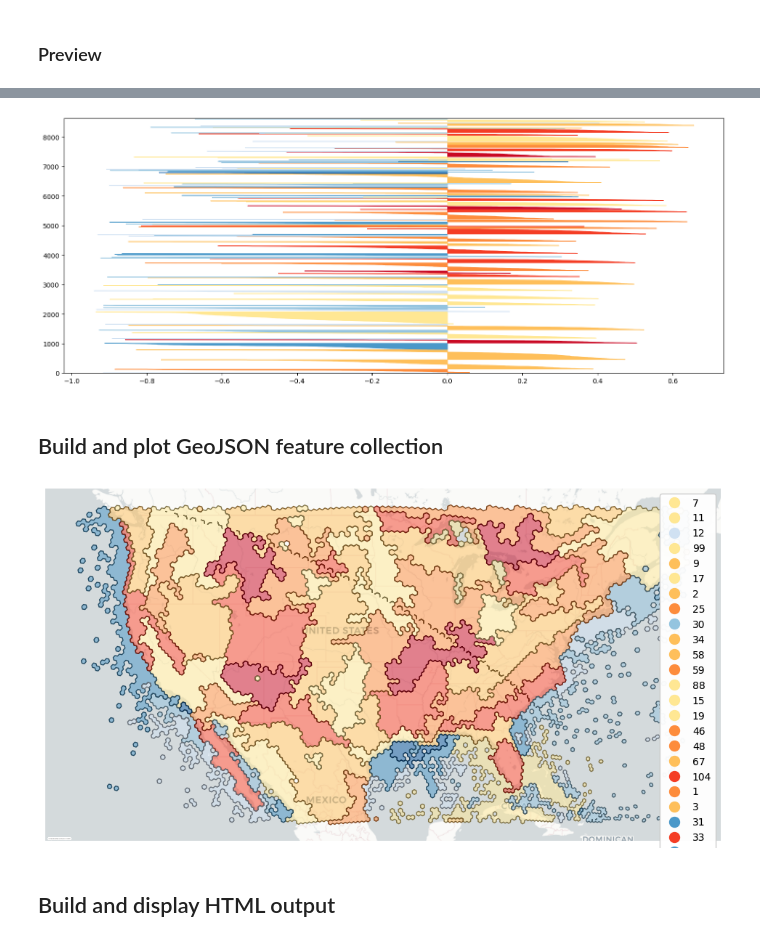
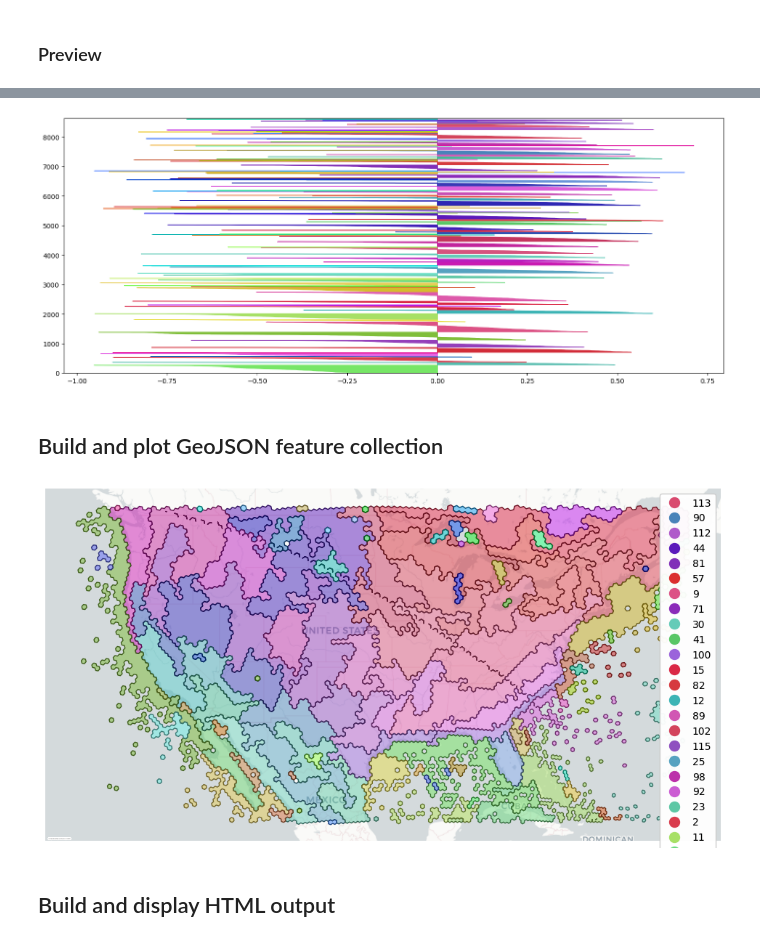
Before and after one commit to frewsxcv/citizen-science-bioregionalization, a Jupyter notebook: Workspace.ipynb, the cells around one changed output, grey strips where cells are left out. Drawn from its saved outputs; the diff is of its cells as text; code cells hidden in the pictures.

Commit message:
add alternative coloring strategy based on similarity

```diff
--- a/Workspace.ipynb
+++ b/Workspace.ipynb
@@ -402,9 +424,13 @@ shape: (120, 2)
 # %%
 from src.dataframes.cluster_color import ClusterColorDataFrame
 
-cluster_colors_dataframe = ClusterColorDataFrame.build(
-    cluster_neighbors_dataframe,
-    cluster_boundary_dataframe,
+# cluster_colors_dataframe = ClusterColorDataFrame.build(
+#     cluster_neighbors_dataframe,
+#     cluster_boundary_dataframe,
+# )
+
+cluster_colors_dataframe = ClusterColorDataFrame.build_taxon_similarity_based(
+    cluster_taxa_statistics_dataframe,
 )
 # %% [markdown]
 ### Preview
@@ -502,27 +528,27 @@ for i, cluster in enumerate(geocode_cluster_dataframe.df["cluster"].unique()):
     # Compute the new y_lower for next plot
     y_lower = y_upper + 10  # 10 for the 0 samples
 # %% [output]
-[figure, old version]
+[figure, new version]
 # %% [markdown]
 ## Build and plot GeoJSON feature collection
 # %%
 from src.geojson import build_geojson_feature_collection, write_geojson
 from src.render import plot_clusters
+from src import output
 import matplotlib.pyplot as plt
 
 # Set the figure size
 plt.rcParams['figure.figsize'] = [12, 7]
 
 feature_collection = build_geojson_feature_collection(
     cluster_boundary_dataframe,
     cluster_colors_dataframe,
 )
 
-write_geojson(feature_collection, output_file)
-
+write_geojson(feature_collection, output.get_geojson_path())
 plot_clusters(feature_collection)
 # %% [output]
-[figure, old version]
+[figure, new version]
 # %% [markdown]
 ## Build and display HTML output
 # %%
```
Also changed, not shown: parts of 19 cells of this notebook, 4 other files.
